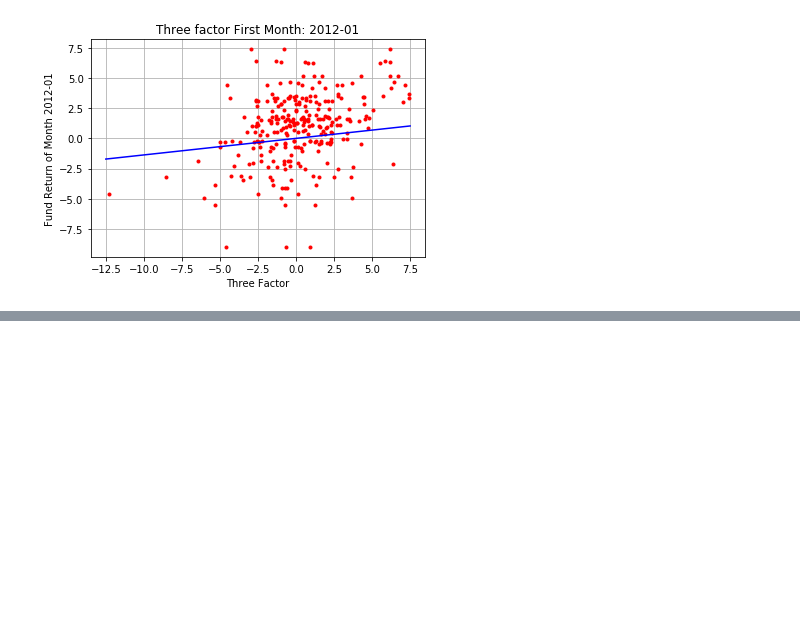
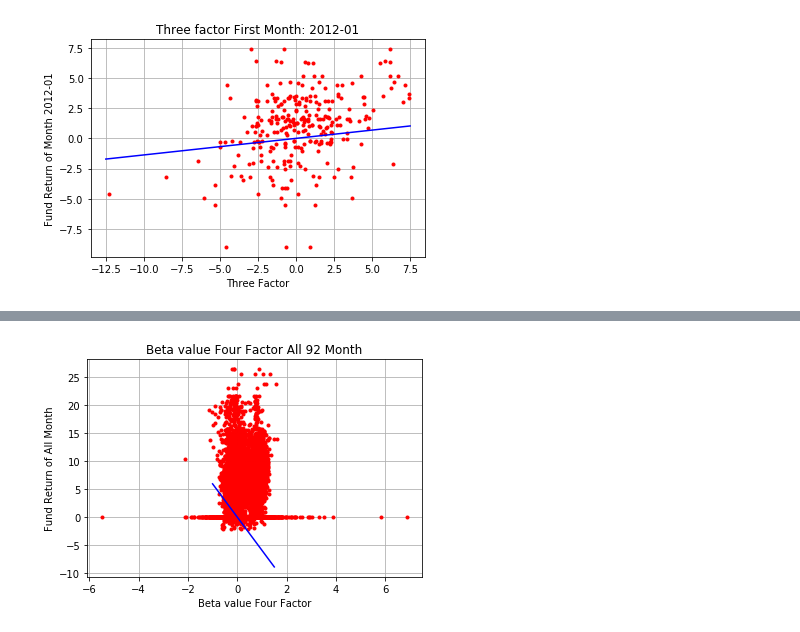
Before and after one commit to YuxuanSnow/BA_The-Impact-of-Portofolio, a Jupyter notebook: Regression1.ipynb, the cells around one changed output, grey strips where cells are left out. Cells and saved outputs as stored; diff of their text form; code cells hidden in the pictures; blank space fills up the shorter version.

```diff
--- a/Regression1.ipynb
+++ b/Regression1.ipynb
@@ -205,0 +269,35 @@ for i in range(0,3276):
+# %%
+#multiple variable regression on lambda, mom inkulsiv
+lambda_value_four_factor = []
+
+#example for how to do the multivariate regression on lambda
+
+f_it, r_it = remove_nan(beta_value_four_factor, return_AMFund_1)
+reg = linear_model.LinearRegression()
+reg.fit(f_it, r_it)
+polynom6 = reg.coef_
+
+x6 = np.linspace(-1.0, 1.5, 3276)
+y6 = [polynom6[0]*ix + polynom6[1]*ix + polynom6[2]*ix + polynom6[3]*ix for ix in x6]
+plt.cla()
+for i in range(0,3276):
+    plt.plot(beta_value_four_factor[i][0], return_AMFund_1[i], ".r")
+    plt.plot(beta_value_four_factor[i][1], return_AMFund_1[i], ".r")
+    plt.plot(beta_value_four_factor[i][2], return_AMFund_1[i], ".r")
+    plt.plot(beta_value_four_factor[i][3], return_AMFund_1[i], ".r")
+plt.plot(x6, y6, "-b")
+plt.grid(True)
+plt.title("Beta value Four Factor All 92 Month")
+plt.xlabel("Beta value Four Factor")
+plt.ylabel("Fund Return of All Month")
+plt.pause(.5)
+
+#Totoally 92 months to caculate the lambda
+for i in range(0,92):
+    f_it, r_it = remove_nan(beta_value_four_factor, locals()['return_AMFund_'+str(i+1)])
+    reg = linear_model.LinearRegression()
+    reg.fit(f_it, r_it)
+    regression_6 = reg.coef_
+    lambda_value_four_factor.append(regression_6)
+# %% [output]
+[figure, added]
```
Also changed, not shown: parts of 10 cells of this notebook, 2 other files.
